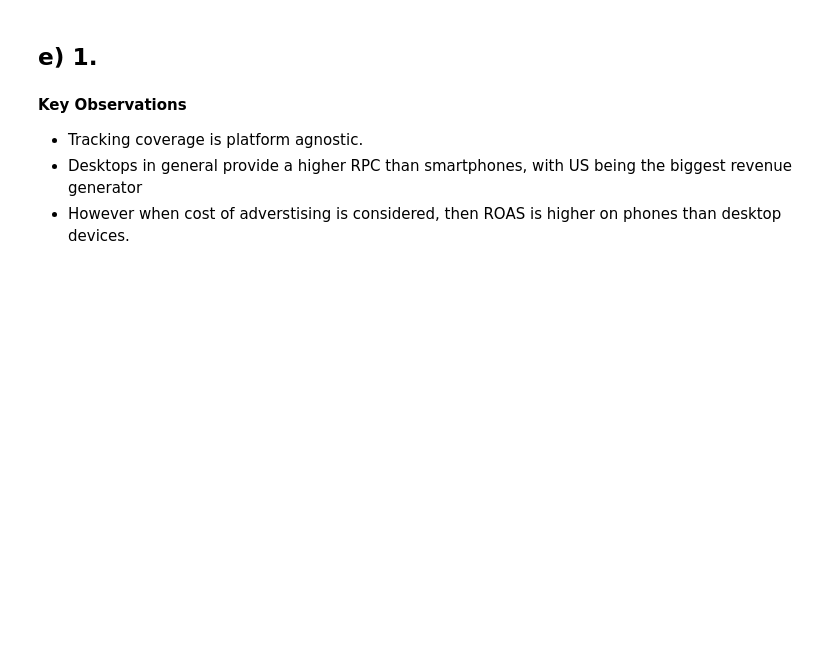
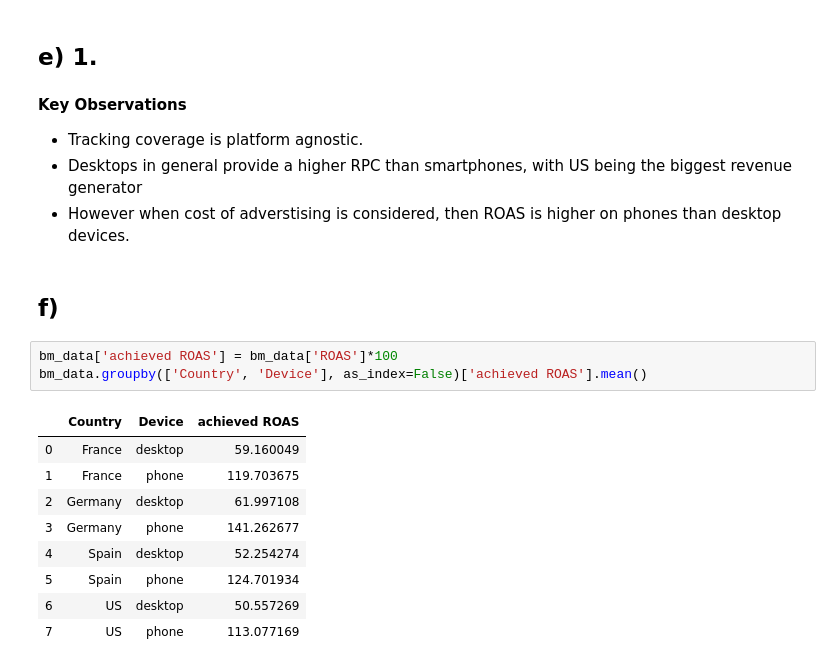
Before and after one commit to saikamat/travel_metrics, a Jupyter notebook: business_metrics.ipynb, the cells around one changed output. Saved outputs shown, nothing was run; the diff lists cells and outputs as text; blank space fills up the shorter version.

```diff
--- a/business_metrics.ipynb
+++ b/business_metrics.ipynb
@@ -175,3 +170,18 @@ bm_data.groupby(['Device', 'Country'])['RPC','ROAS', 'Tracking Coverage'].mean()
 - Tracking coverage is platform agnostic.
 - Desktops in general provide a higher RPC than smartphones, with US being the biggest revenue generator
 - However when cost of adverstising is considered, then ROAS is higher on phones than desktop devices.
+# %% [markdown]
+## f)
+# %%
+bm_data['achieved ROAS'] = bm_data['ROAS']*100
+bm_data.groupby(['Country', 'Device'], as_index=False)['achieved ROAS'].mean()
+# %% [output]
+|  | Country | Device | achieved ROAS |
+| 0 | France | desktop | 59.160049 |
+| 1 | France | phone | 119.703675 |
+| 2 | Germany | desktop | 61.997108 |
+| 3 | Germany | phone | 141.262677 |
+| 4 | Spain | desktop | 52.254274 |
+| 5 | Spain | phone | 124.701934 |
+| 6 | US | desktop | 50.557269 |
+| 7 | US | phone | 113.077169 |
```
Also changed, not shown: parts of 1 cell of this notebook.
